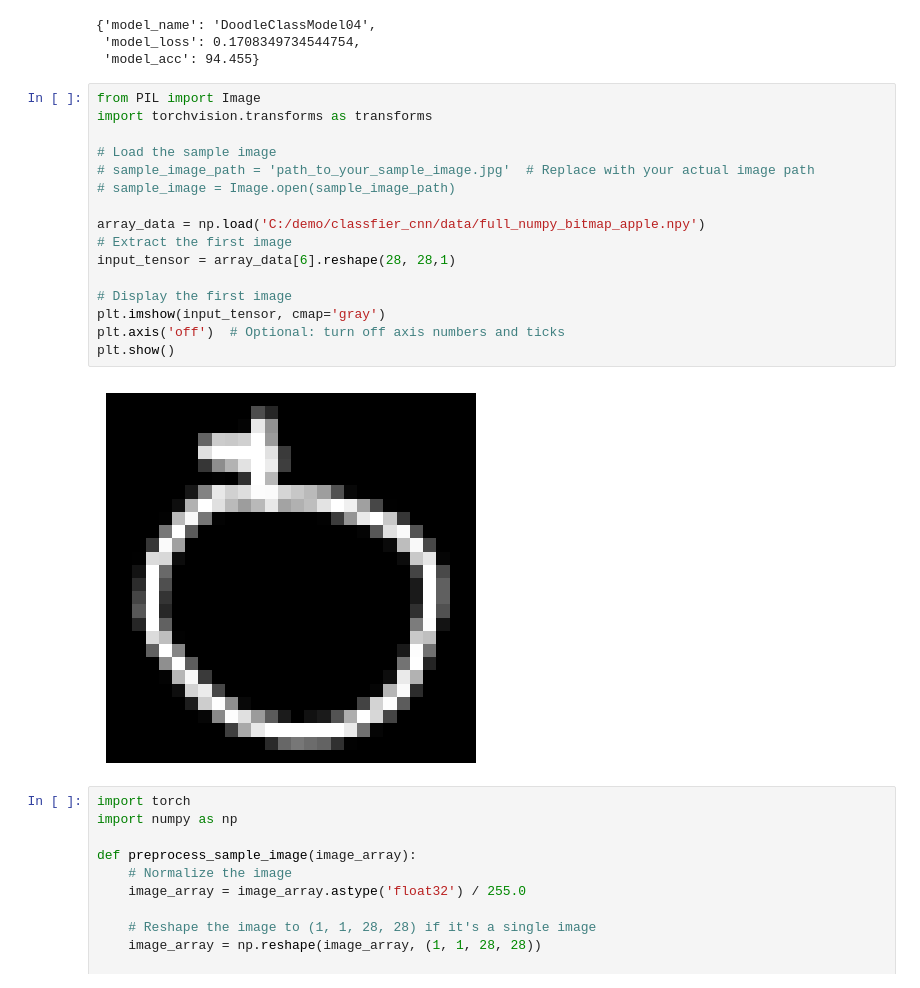
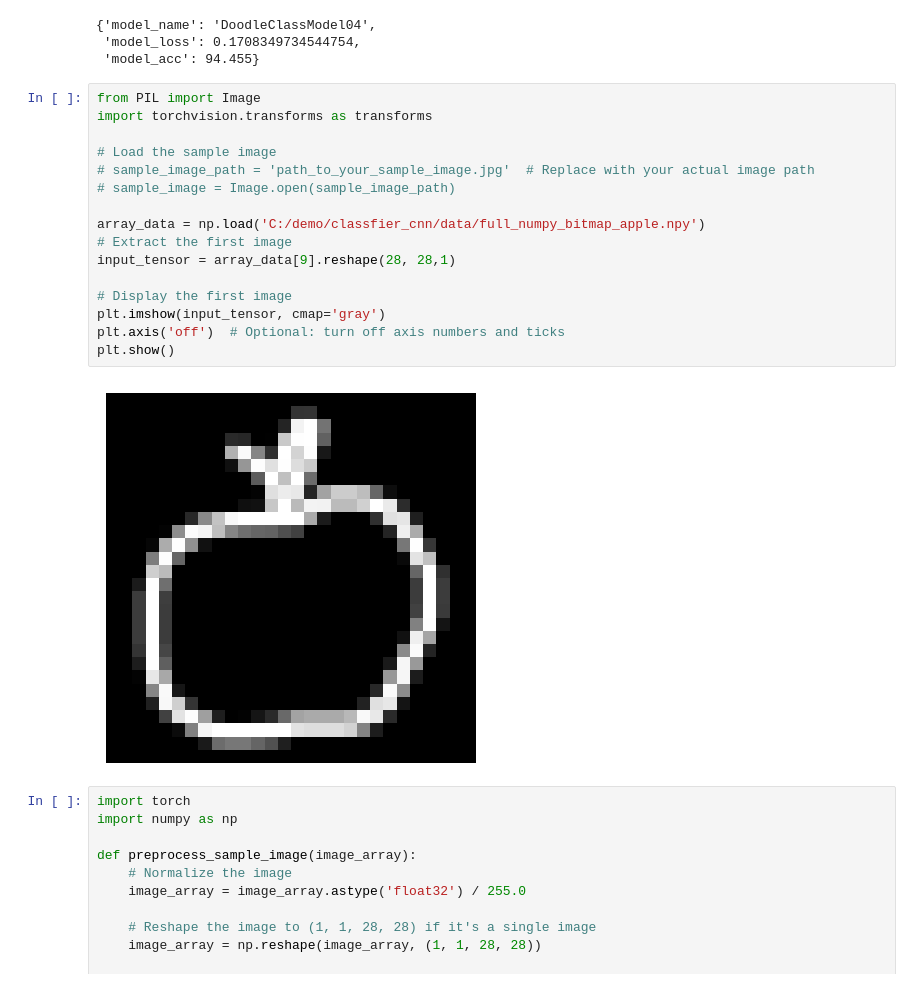
Before and after one commit to mayank-mi/cnn_classifier, a Jupyter notebook: note_03_cnn_model.ipynb, the cells around one changed output. Saved outputs shown, nothing was run; the diff lists cells and outputs as text.

Commit message:
padding image

```diff
--- a/note_03_cnn_model.ipynb
+++ b/note_03_cnn_model.ipynb
@@ -407,21 +367,21 @@ model_0_results
 # %%
 from PIL import Image
 import torchvision.transforms as transforms
 
 # Load the sample image
 # sample_image_path = 'path_to_your_sample_image.jpg'  # Replace with your actual image path
 # sample_image = Image.open(sample_image_path)
 
 array_data = np.load('C:/demo/classfier_cnn/data/full_numpy_bitmap_apple.npy')
 # Extract the first image
-input_tensor = array_data[6].reshape(28, 28,1)
+input_tensor = array_data[9].reshape(28, 28,1)
 
 # Display the first image
 plt.imshow(input_tensor, cmap='gray')
 plt.axis('off')  # Optional: turn off axis numbers and ticks
 plt.show()
 # %% [output]
-[figure, old version]
+[figure, new version]
 # %%
 import torch
 import numpy as np
```
Also changed, not shown: parts of 22 cells of this notebook, 13 other files.
